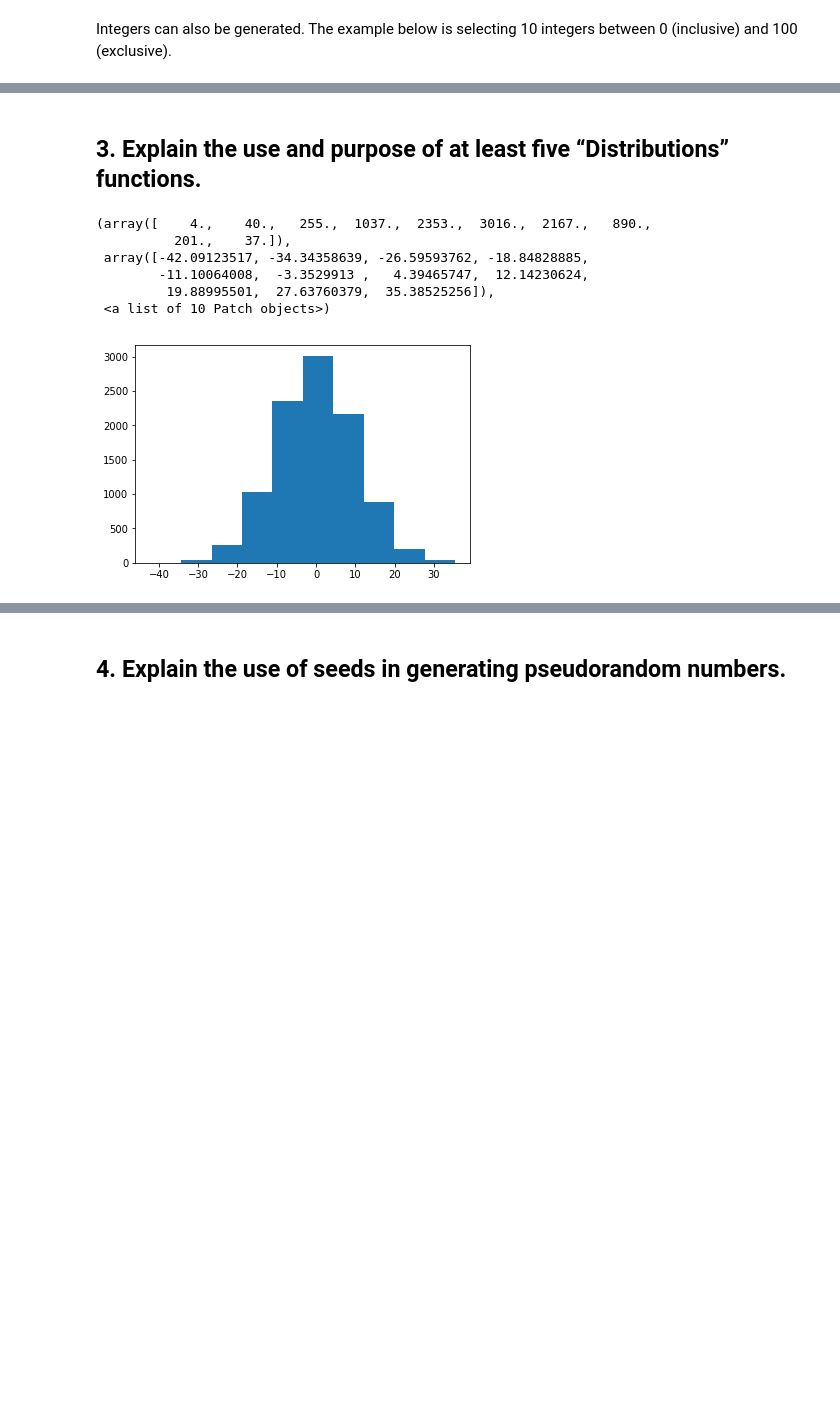
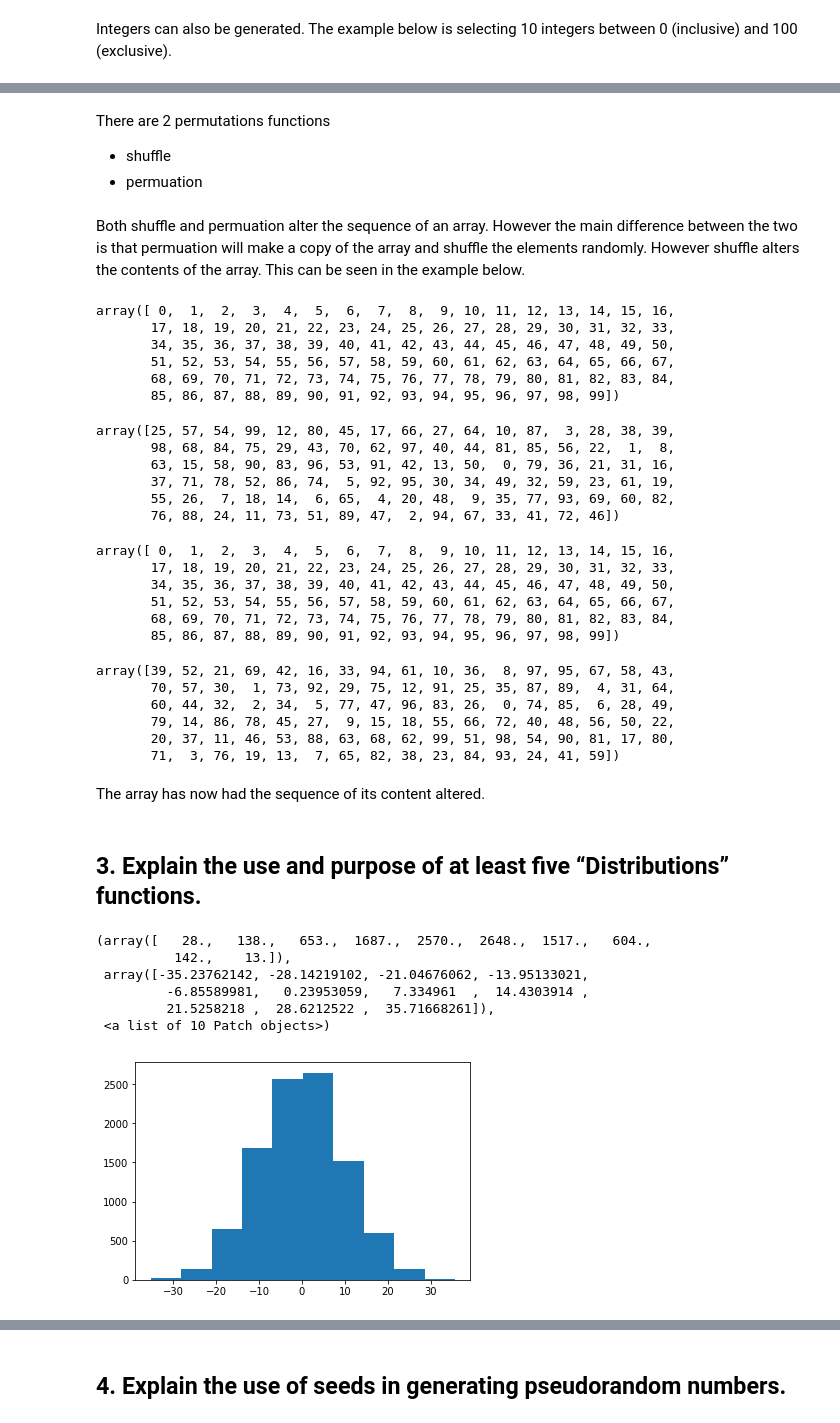
Before and after one commit to MKelly1303/GMIT_52465_Prog_Assignment1, a Jupyter notebook: 52465-Assignment_1_Mark_Kelly.ipynb, the cells around one changed output, grey strips where cells are left out. Cells and saved outputs as stored; diff of their text form; code cells hidden in the pictures; blank space fills up the shorter version.

```diff
--- a/52465-Assignment_1_Mark_Kelly.ipynb
+++ b/52465-Assignment_1_Mark_Kelly.ipynb
@@ -56,13 +68,63 @@ plt.hist(x)
+# %% [markdown]
+There are 2 permutations functions
+- shuffle
+- permuation
+# %% [markdown]
+Both shuffle and permuation alter the sequence of an array. However the main difference between the two is that permuation will make a copy of the array and shuffle the elements randomly. However shuffle alters the contents of the array.
+This can be seen in the example below.
+# %%
+arr = np.arange(100)
+# Defining an array called 'arr' with values from 0 to 99 inclusive.
+arr
+# %% [output]
+array([ 0,  1,  2,  3,  4,  5,  6,  7,  8,  9, 10, 11, 12, 13, 14, 15, 16,
+       17, 18, 19, 20, 21, 22, 23, 24, 25, 26, 27, 28, 29, 30, 31, 32, 33,
+       34, 35, 36, 37, 38, 39, 40, 41, 42, 43, 44, 45, 46, 47, 48, 49, 50,
+       51, 52, 53, 54, 55, 56, 57, 58, 59, 60, 61, 62, 63, 64, 65, 66, 67,
+       68, 69, 70, 71, 72, 73, 74, 75, 76, 77, 78, 79, 80, 81, 82, 83, 84,
+       85, 86, 87, 88, 89, 90, 91, 92, 93, 94, 95, 96, 97, 98, 99])
+# %%
+np.random.permutation(arr)
+# running the permutation function on the arrary shuffles the contents and outputs the values.
+# %% [output]
+array([25, 57, 54, 99, 12, 80, 45, 17, 66, 27, 64, 10, 87,  3, 28, 38, 39,
+       98, 68, 84, 75, 29, 43, 70, 62, 97, 40, 44, 81, 85, 56, 22,  1,  8,
+       63, 15, 58, 90, 83, 96, 53, 91, 42, 13, 50,  0, 79, 36, 21, 31, 16,
+       37, 71, 78, 52, 86, 74,  5, 92, 95, 30, 34, 49, 32, 59, 23, 61, 19,
+       55, 26,  7, 18, 14,  6, 65,  4, 20, 48,  9, 35, 77, 93, 69, 60, 82,
+       76, 88, 24, 11, 73, 51, 89, 47,  2, 94, 67, 33, 41, 72, 46])
+# %%
+arr
+# However the orginal array contents are left in their original sequence.
+# %% [output]
+array([ 0,  1,  2,  3,  4,  5,  6,  7,  8,  9, 10, 11, 12, 13, 14, 15, 16,
+       17, 18, 19, 20, 21, 22, 23, 24, 25, 26, 27, 28, 29, 30, 31, 32, 33,
+       34, 35, 36, 37, 38, 39, 40, 41, 42, 43, 44, 45, 46, 47, 48, 49, 50,
+       51, 52, 53, 54, 55, 56, 57, 58, 59, 60, 61, 62, 63, 64, 65, 66, 67,
+       68, 69, 70, 71, 72, 73, 74, 75, 76, 77, 78, 79, 80, 81, 82, 83, 84,
+       85, 86, 87, 88, 89, 90, 91, 92, 93, 94, 95, 96, 97, 98, 99])
+# %%
+np.random.shuffle(arr)
+arr
+# %% [output]
+array([39, 52, 21, 69, 42, 16, 33, 94, 61, 10, 36,  8, 97, 95, 67, 58, 43,
+       70, 57, 30,  1, 73, 92, 29, 75, 12, 91, 25, 35, 87, 89,  4, 31, 64,
+       60, 44, 32,  2, 34,  5, 77, 47, 96, 83, 26,  0, 74, 85,  6, 28, 49,
+       79, 14, 86, 78, 45, 27,  9, 15, 18, 55, 66, 72, 40, 48, 56, 50, 22,
+       20, 37, 11, 46, 53, 88, 63, 68, 62, 99, 51, 98, 54, 90, 81, 17, 80,
+       71,  3, 76, 19, 13,  7, 65, 82, 38, 23, 84, 93, 24, 41, 59])
+# %% [markdown]
+The array has now had the sequence of its content altered.
 # %% [markdown]
 ## 3. Explain the use and purpose of at least five “Distributions” functions.
 # %%
-x = np.random.normal(0,10,10000)
-plt.hist(x)
+n = np.random.normal(0,10,10000)
+plt.hist(n)
 # %% [output]
-(array([    4.,    40.,   255.,  1037.,  2353.,  3016.,  2167.,   890.,
-          201.,    37.]),
- array([-42.09123517, -34.34358639, -26.59593762, -18.84828885,
-        -11.10064008,  -3.3529913 ,   4.39465747,  12.14230624,
-         19.88995501,  27.63760379,  35.38525256]),
+(array([   28.,   138.,   653.,  1687.,  2570.,  2648.,  1517.,   604.,
+          142.,    13.]),
+ array([-35.23762142, -28.14219102, -21.04676062, -13.95133021,
+         -6.85589981,   0.23953059,   7.334961  ,  14.4303914 ,
+         21.5258218 ,  28.6212522 ,  35.71668261]),
  <a list of 10 Patch objects>)
-[figure, old version]
+[figure, new version]
```
Also changed, not shown: parts of 14 cells of this notebook.
